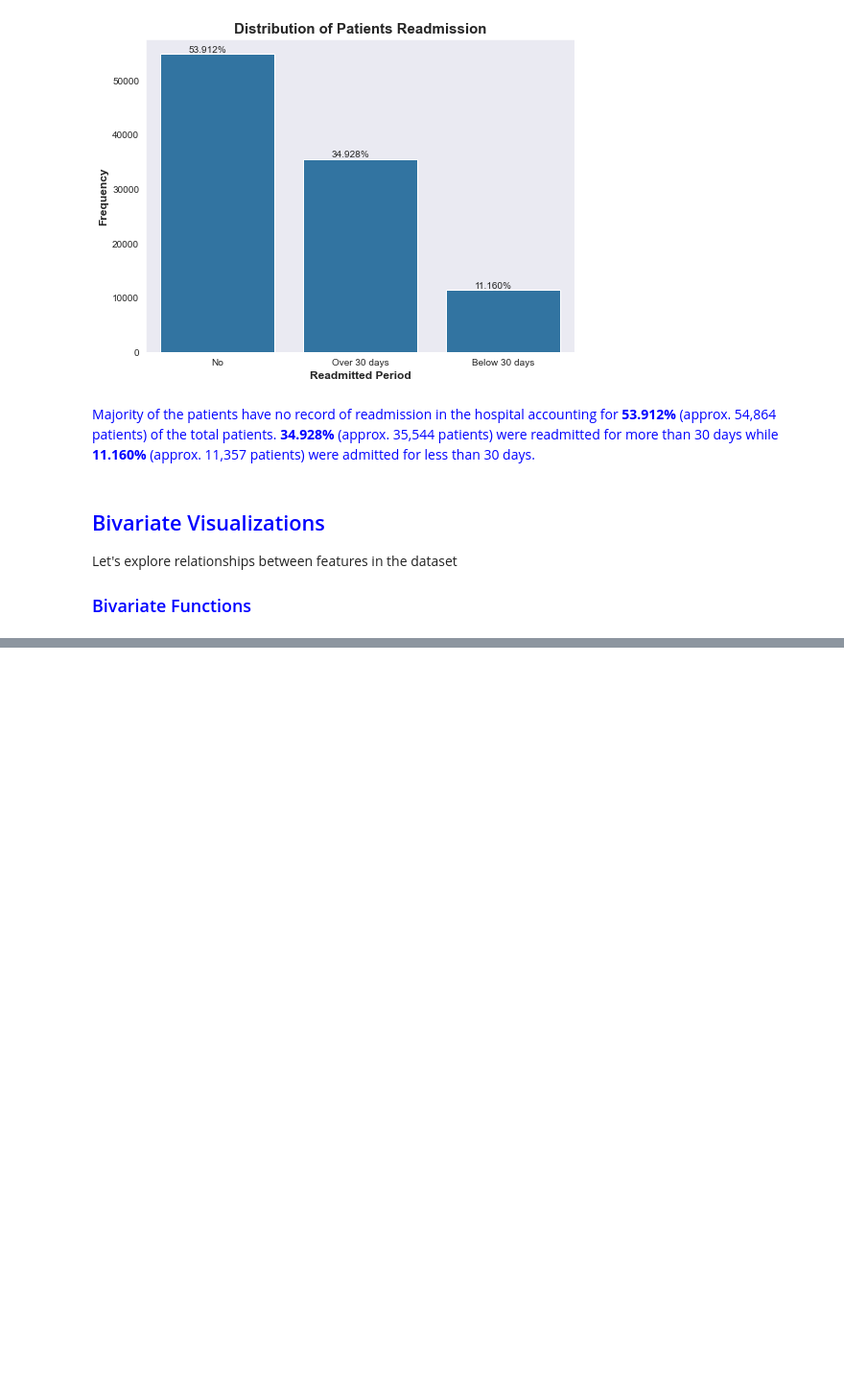
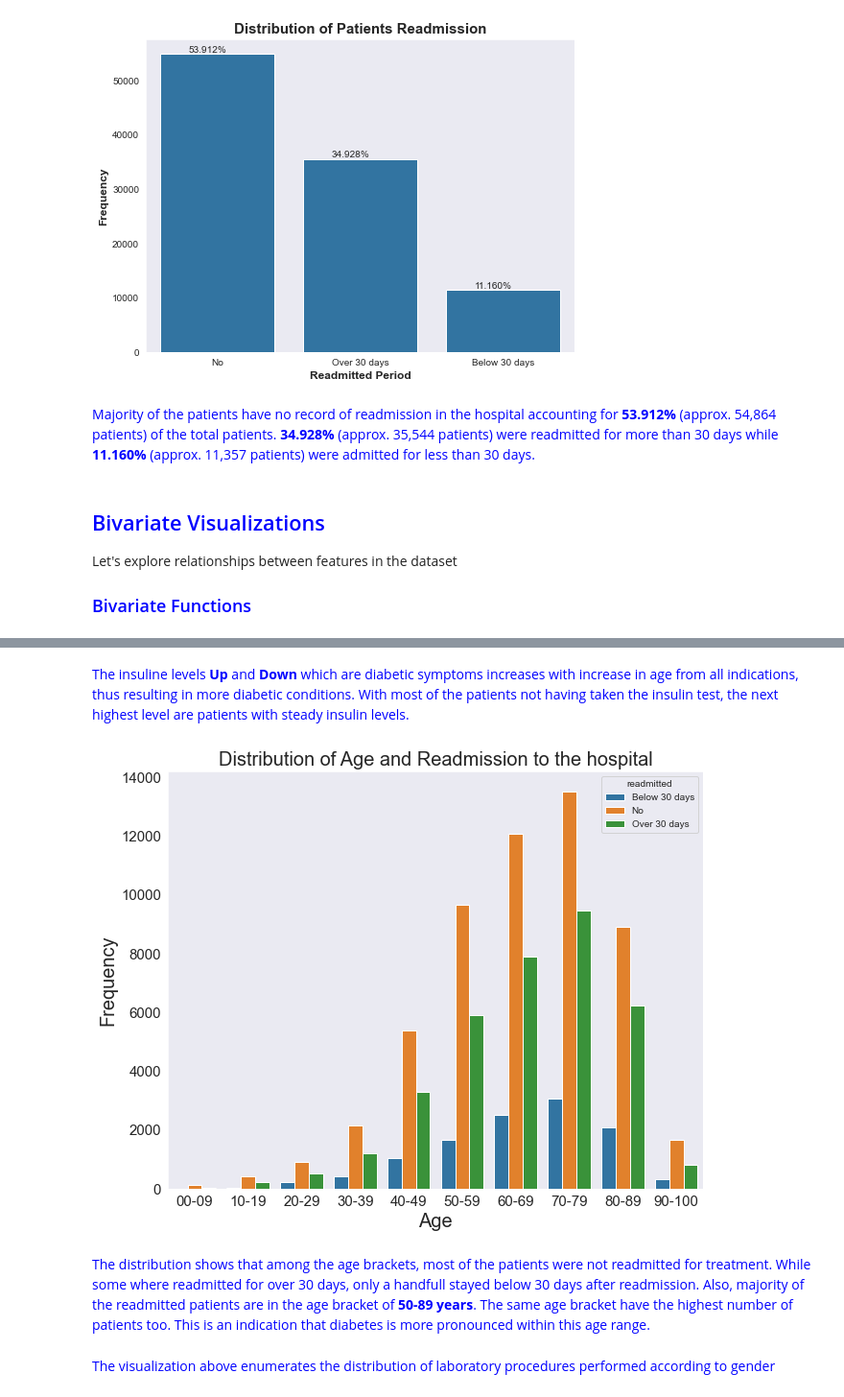
Before and after one commit to Merci93/Diabetes_in_the_US, a Jupyter notebook: US_diabetes_Analysis.ipynb, the cells around one changed output, grey strips where cells are left out. Shown at 96% size. Cells and saved outputs as stored; diff of their text form; code cells hidden in the pictures; blank space fills up the shorter version.

Commit message:
Age and Readmission status

```diff
--- a/US_diabetes_Analysis.ipynb
+++ b/US_diabetes_Analysis.ipynb
@@ -1102,0 +1092,9 @@ plot_count('age', 'insulin', 'Distribution of Age and Insulin level', 'Age', 'Fr
+# %% [markdown]
+<span style = 'color:blue'>The insuline levels **Up** and **Down** which are diabetic symptoms increases with increase in age from all indications, thus resulting in more diabetic conditions. With most of the patients not having taken the insulin test, the next highest level are patients with steady insulin levels.</span>
+# %%
+plot_bi(sb.countplot, 'age', None, 'readmitted', 'Distribution of Age and Readmission to the hospital',
+        'Age', 'Frequency', None, None)
+# %% [output]
+[figure, added]
+# %% [markdown]
+<span style = 'color:blue'>The distribution shows that among the age brackets, most of the patients were not readmitted for treatment. While some where readmitted for over 30 days, only a handfull stayed below 30 days after readmission. Also, majority of the readmitted patients are in the age bracket of **50-89 years**. The same age bracket have the highest number of patients too. This is an indication that diabetes is more pronounced within this age range.</span>
@@ -1102,0 +1104,2 @@ plot_count('age', 'insulin', 'Distribution of Age and Insulin level', 'Age', 'Fr
+# %% [markdown]
+<span style = 'color:blue'>The visualization above enumerates the distribution of laboratory procedures performed according to gender
```
Also changed, not shown: parts of 14 cells of this notebook.
